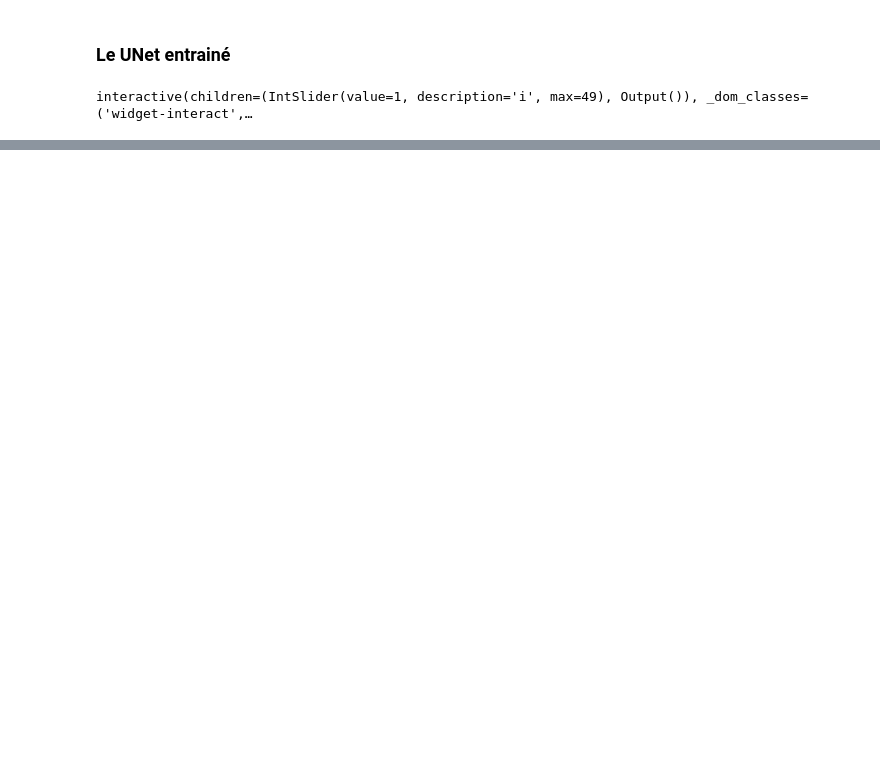
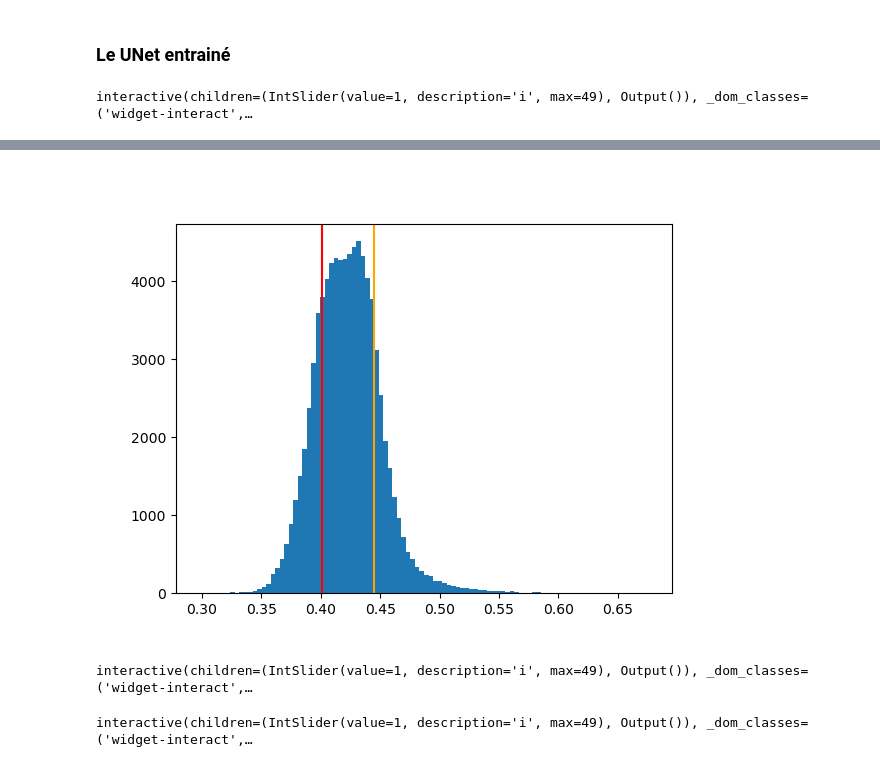
Before and after one commit to cvt8/Deep_signal_separation, a Jupyter notebook: seq2seq_v1.ipynb, the cells around one changed output, grey strips where cells are left out. Drawn from its saved outputs; the diff is of its cells as text; code cells hidden in the pictures; blank space fills up the shorter version.

```diff
--- a/seq2seq_v1.ipynb
+++ b/seq2seq_v1.ipynb
@@ -773,0 +799,11 @@ plt.show()
+# %%
+plt.close()
+plt.figure("hist mask")
+example_mask_numpy = example_mask.cpu().numpy().flatten()
+pts, _ = kmeans(example_mask_numpy,2)
+plt.axvline(min(pts),color="red",label="Centroid 1")
+plt.axvline(max(pts),color="orange",label="Centroid 2")
+plt.hist(example_mask_numpy,100)
+plt.show()
+# %% [output]
+[figure, added]
@@ -773,0 +819,8 @@ plt.show()
+# %%
+display_audios(tested_model)
+# %% [output]
+interactive(children=(IntSlider(value=1, description='i', max=49), Output()), _dom_classes=('widget-interact',…
+# %%
+widget_spectrograms(tested_model)
+# %% [output]
+interactive(children=(IntSlider(value=1, description='i', max=49), Output()), _dom_classes=('widget-interact',…
```
Also changed, not shown: parts of 11 cells of this notebook.
